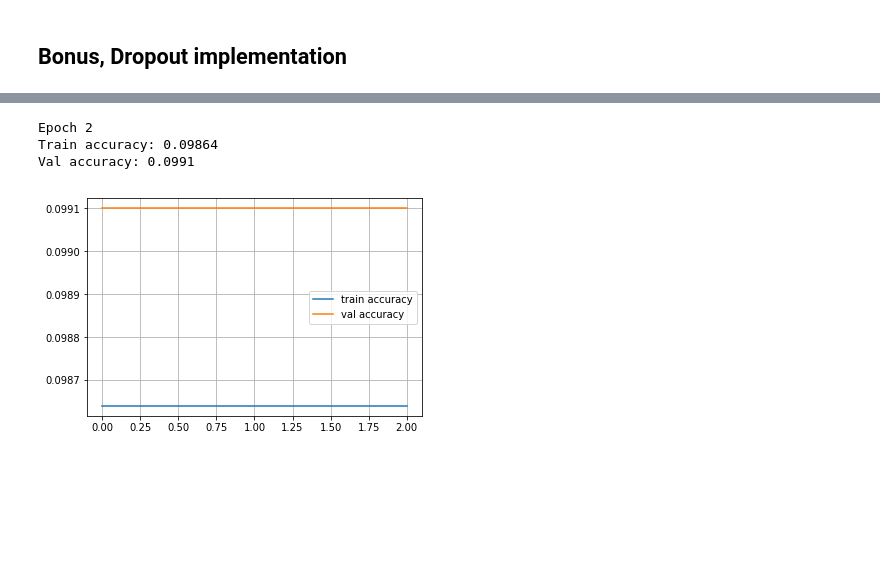
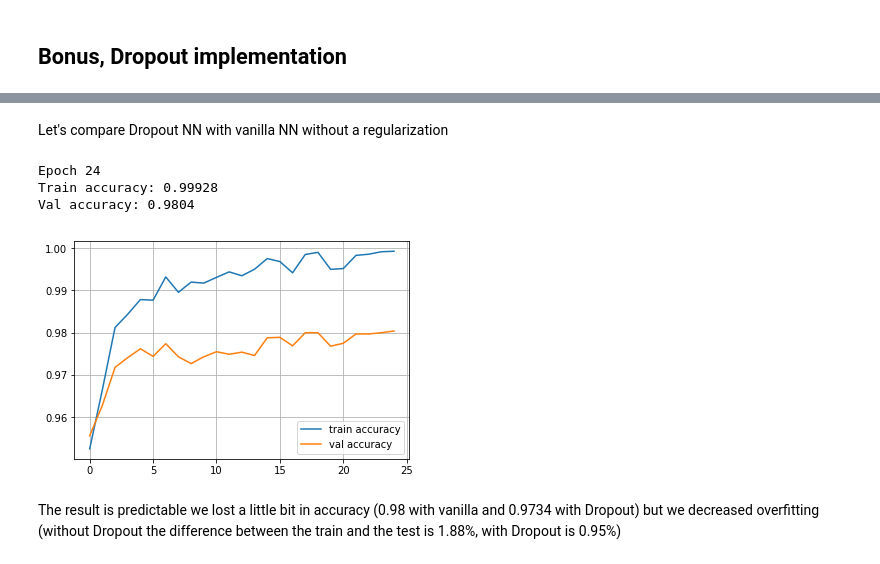
Before and after one commit to helper2424/dl_chely, a Jupyter notebook: NumpyNN_honor.ipynb, the cells around one changed output, grey strips where cells are left out. Saved outputs shown, nothing was run; the diff lists cells and outputs as text; code cells hidden in the pictures; blank space fills up the shorter version.

Commit message:
Fix Dropout

```diff
--- a/NumpyNN_honor.ipynb
+++ b/NumpyNN_honor.ipynb
@@ -125,7 +125,7 @@ Where
 Both W and b are initialized during layer creation and updated each time backward is called.
 # %%
 class Dense(Layer):
-    def __init__(self, input_units, output_units, learning_rate=0.1, xavier=False, regularization=None, lbda=1.0, rmsprop=None, dropout_p=None):
+    def __init__(self, input_units, output_units, learning_rate=0.1, xavier=False, regularization=None, lbda=1.0, rmsprop=None):
         """
         A dense layer is a layer which performs a learned affine transformation:
         f(x) = <W*x> + b
@@ -153,8 +153,6 @@ class Dense(Layer):
             self.running_squared_average_weights = np.zeros(self.weights.shape)
             self.running_squared_average_biases = np.zeros(self.biases.shape)
 
-        self.dropout_p = dropout_p
-
     def forward(self,input, training=False):
         """
         Perform an affine transformation:
@@ -163,14 +161,7 @@ class Dense(Layer):
         input shape: [batch, input_units]
         output shape: [batch, output units]
         """
-        forward_result = np.dot(input, self.weights)
-
-        if self.dropout_p is not None and training:
-            dropout_vector = np.random.binomial(1, self.dropout_p, size=self.weights.shape[1])
-            forward_result *= dropout_vector
-            forward_result /= self.dropout_p
-
-        return forward_result + self.biases
+        return np.dot(input, self.weights) + self.biases
 
     def backward(self,input,grad_output):
 
@@ -697,0 +692,14 @@ Val accuracy: 0.9803
+# %%
+class Dropout(Layer):
+    def __init__(self, dropout_keep_probability):
+        self.keep_probability = dropout_keep_probability
+        self.dropout_vector = None
+
+    def forward(self, input, training=False):
+        if training:
+            self.dropout_vector = np.random.binomial(1, self.keep_probability, size=input.shape[1])
+            return input * self.dropout_vector / self.keep_probability
+        return input
+
+    def backward(self, input, grad_output):
+        return grad_output * self.dropout_vector
@@ -698,39 +749,41 @@ Val accuracy: 0.9803
+# %% [markdown]
+Let's compare Dropout NN with vanilla NN without a regularization
 # %%
-# NN Dropout regularization
-dropout_p = 0.9
 network = []
-network.append(Dense(X_train.shape[1],100, xavier=True, dropout_p=dropout_p))
+network.append(Dense(X_train.shape[1],100, xavier=True))
 network.append(ReLU())
-network.append(Dense(100,200, xavier=True, dropout_p=dropout_p))
+network.append(Dense(100,200, xavier=True))
 network.append(ReLU())
-network.append(Dense(200,200, xavier=True, dropout_p=dropout_p))
+network.append(Dense(200,200, xavier=True))
 network.append(ReLU())
-network.append(Dense(200,200, xavier=True, dropout_p=dropout_p))
+network.append(Dense(200,200, xavier=True))
 network.append(ReLU())
-network.append(Dense(200,10, xavier=True, dropout_p=dropout_p))
+network.append(Dense(200,10, xavier=True))
 
 train_log = []
 val_log = []
 
-for epoch in range(3):
+for epoch in range(25):
 
     for x_batch,y_batch in iterate_minibatches(X_train,y_train,batchsize=32,shuffle=True):
         train(network,x_batch,y_batch)
 
     train_log.append(np.mean(predict(network,X_train)==y_train))
     val_log.append(np.mean(predict(network,X_val)==y_val))
 
     clear_output()
     print("Epoch",epoch)
     print("Train accuracy:",train_log[-1])
     print("Val accuracy:",val_log[-1])
     plt.plot(train_log,label='train accuracy')
     plt.plot(val_log,label='val accuracy')
     plt.legend(loc='best')
     plt.grid()
     plt.show()
 # %% [output]
-Epoch 2
-Train accuracy: 0.09864
-Val accuracy: 0.0991
+Epoch 24
+Train accuracy: 0.99928
+Val accuracy: 0.9804
-[figure, old version]
+[figure, new version]
+# %% [markdown]
+The result is predictable we lost a little bit in accuracy (0.98 with vanilla and 0.9734 with Dropout) but we decreased overfitting (without Dropout the difference between the train and the test is 1.88%, with Dropout is 0.95%)
```
Also changed, not shown: parts of 3 cells of this notebook.
